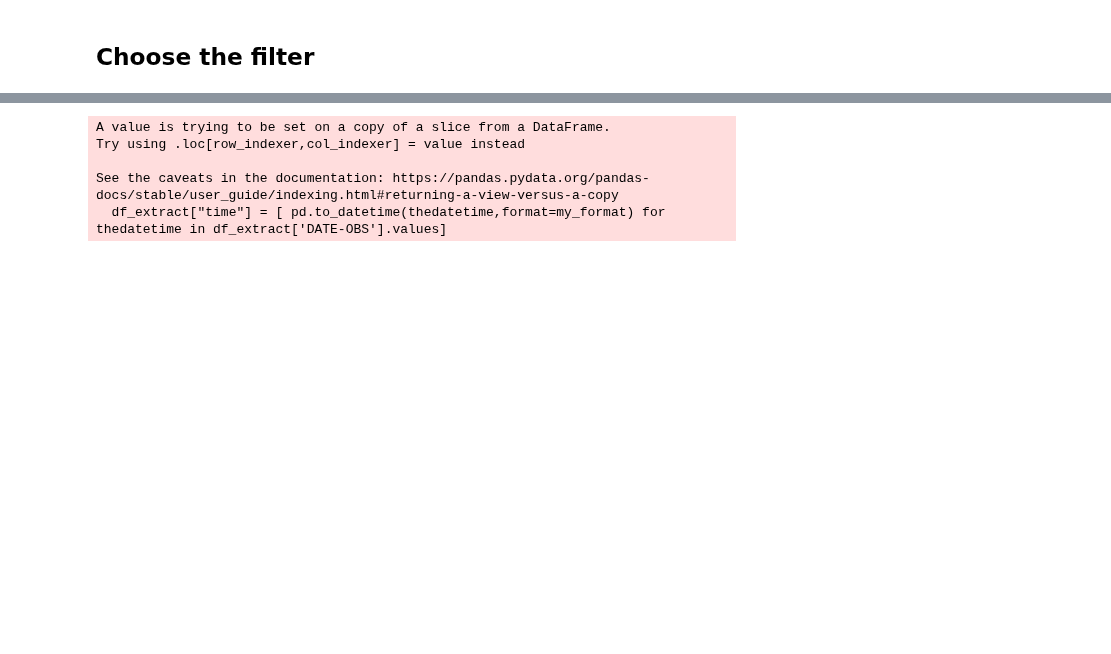
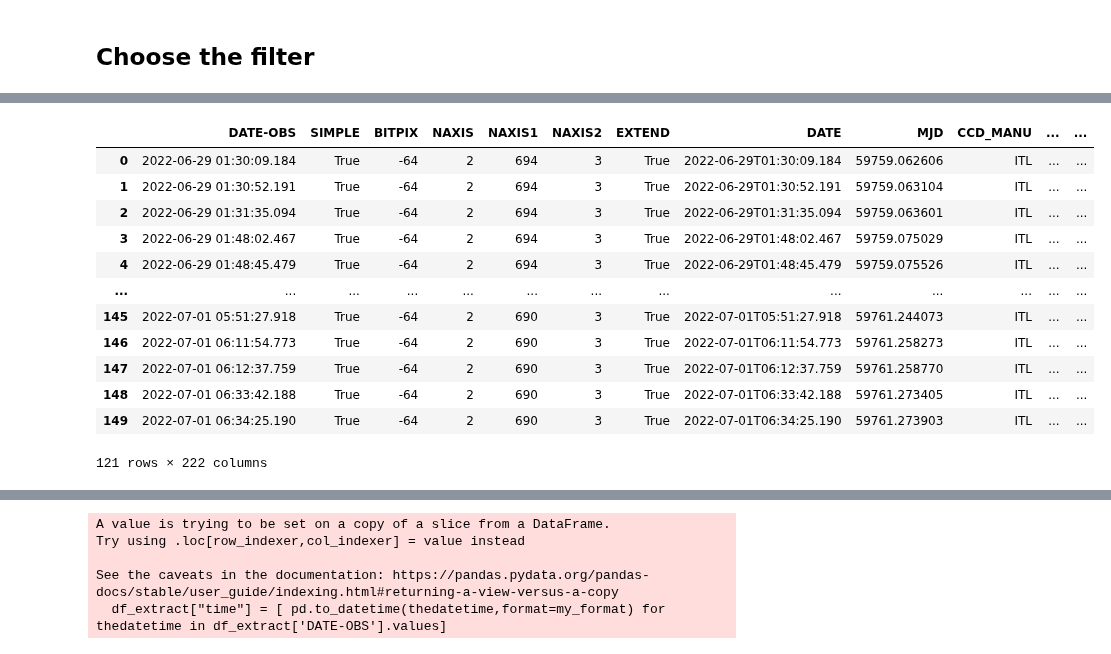
Before and after one commit to sylvielsstfr/GMAOMERRA2, a Jupyter notebook: AnalysisAuxtel/2022/AtmosphericEstimationAuxtel2022.ipynb, the cells around one changed output, grey strips where cells are left out. Drawn from its saved outputs; the diff is of its cells as text; code cells hidden in the pictures; blank space fills up the shorter version.

```diff
--- a/AnalysisAuxtel/2022/AtmosphericEstimationAuxtel2022.ipynb
+++ b/AnalysisAuxtel/2022/AtmosphericEstimationAuxtel2022.ipynb
@@ -87,0 +168,16 @@ df=df.loc[all_indexes[filter_index]]
+# %%
+df.sort_index()
+# %% [output]
+|  | DATE-OBS | SIMPLE | BITPIX | NAXIS | NAXIS1 | NAXIS2 | EXTEND | DATE | MJD | CCD_MANU | ... | ... |
+| 0 | 2022-06-29 01:30:09.184 | True | -64 | 2 | 694 | 3 | True | 2022-06-29T01:30:09.184 | 59759.062606 | ITL | ... | ... |
+| 1 | 2022-06-29 01:30:52.191 | True | -64 | 2 | 694 | 3 | True | 2022-06-29T01:30:52.191 | 59759.063104 | ITL | ... | ... |
+| 2 | 2022-06-29 01:31:35.094 | True | -64 | 2 | 694 | 3 | True | 2022-06-29T01:31:35.094 | 59759.063601 | ITL | ... | ... |
+| 3 | 2022-06-29 01:48:02.467 | True | -64 | 2 | 694 | 3 | True | 2022-06-29T01:48:02.467 | 59759.075029 | ITL | ... | ... |
+| 4 | 2022-06-29 01:48:45.479 | True | -64 | 2 | 694 | 3 | True | 2022-06-29T01:48:45.479 | 59759.075526 | ITL | ... | ... |
+| ... | ... | ... | ... | ... | ... | ... | ... | ... | ... | ... | ... | ... |
+| 145 | 2022-07-01 05:51:27.918 | True | -64 | 2 | 690 | 3 | True | 2022-07-01T05:51:27.918 | 59761.244073 | ITL | ... | ... |
+| 146 | 2022-07-01 06:11:54.773 | True | -64 | 2 | 690 | 3 | True | 2022-07-01T06:11:54.773 | 59761.258273 | ITL | ... | ... |
+| 147 | 2022-07-01 06:12:37.759 | True | -64 | 2 | 690 | 3 | True | 2022-07-01T06:12:37.759 | 59761.258770 | ITL | ... | ... |
+| 148 | 2022-07-01 06:33:42.188 | True | -64 | 2 | 690 | 3 | True | 2022-07-01T06:33:42.188 | 59761.273405 | ITL | ... | ... |
+| 149 | 2022-07-01 06:34:25.190 | True | -64 | 2 | 690 | 3 | True | 2022-07-01T06:34:25.190 | 59761.273903 | ITL | ... | ... |
+121 rows × 222 columns
```
Also changed, not shown: parts of 27 cells of this notebook.
